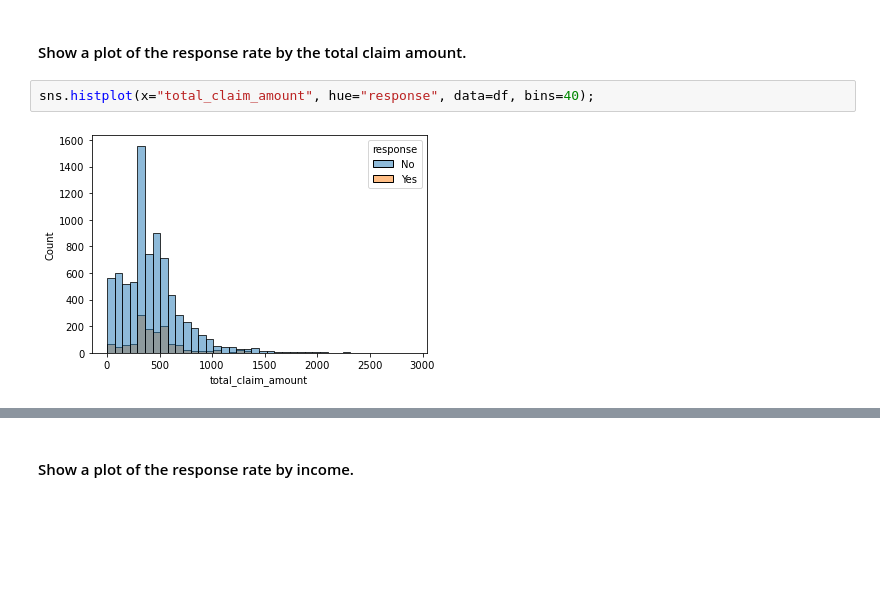
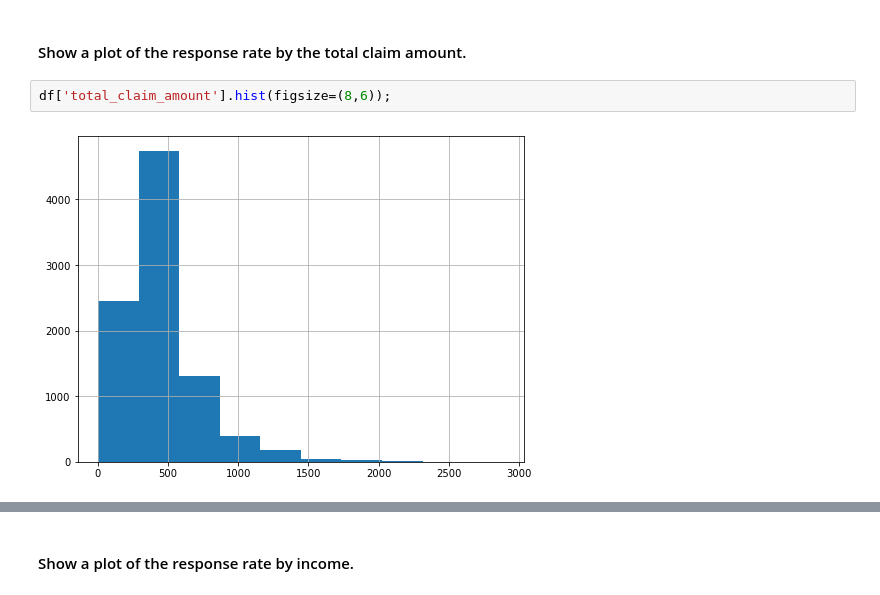
Before and after one commit to litkat/Ironhack-Data-Analytics-Bootcamp, a Jupyter notebook: Week1/lab-customer-analysis-round-3/files_for_lab/csv_files/lab-customer-analysis-round-2-3-work.ipynb, the cells around one changed output, grey strips where cells are left out. Cells and saved outputs as stored; diff of their text form; blank space fills up the shorter version.

```diff
--- a/Week1/lab-customer-analysis-round-3/files_for_lab/csv_files/lab-customer-analysis-round-2-3-work.ipynb
+++ b/Week1/lab-customer-analysis-round-3/files_for_lab/csv_files/lab-customer-analysis-round-2-3-work.ipynb
@@ -403,7 +403,7 @@ plt.show()
 [figure]
 # %% [markdown]
 #### Show a plot of the response rate by the total claim amount.
-# %%
-sns.histplot(x="total_claim_amount", hue="response", data=df, bins=40);
-# %% [output]
-[figure, removed]
+# %%
+df['total_claim_amount'].hist(figsize=(8,6));
+# %% [output]
+[figure, added]
```
Also changed, not shown: parts of 8 cells of this notebook.
